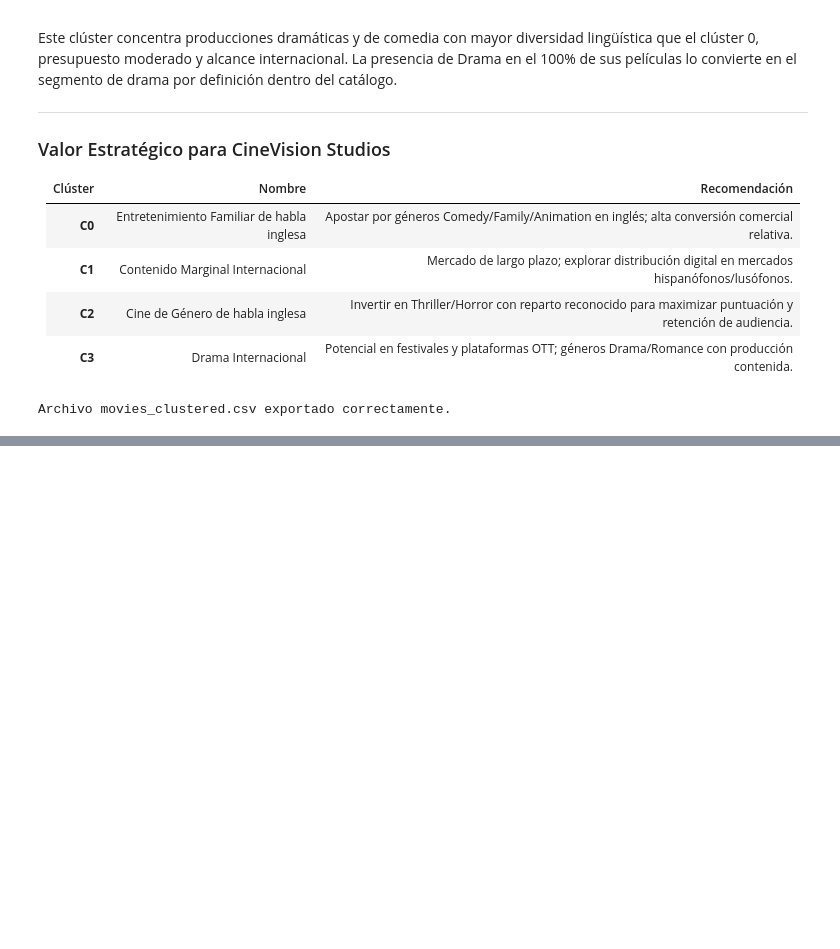
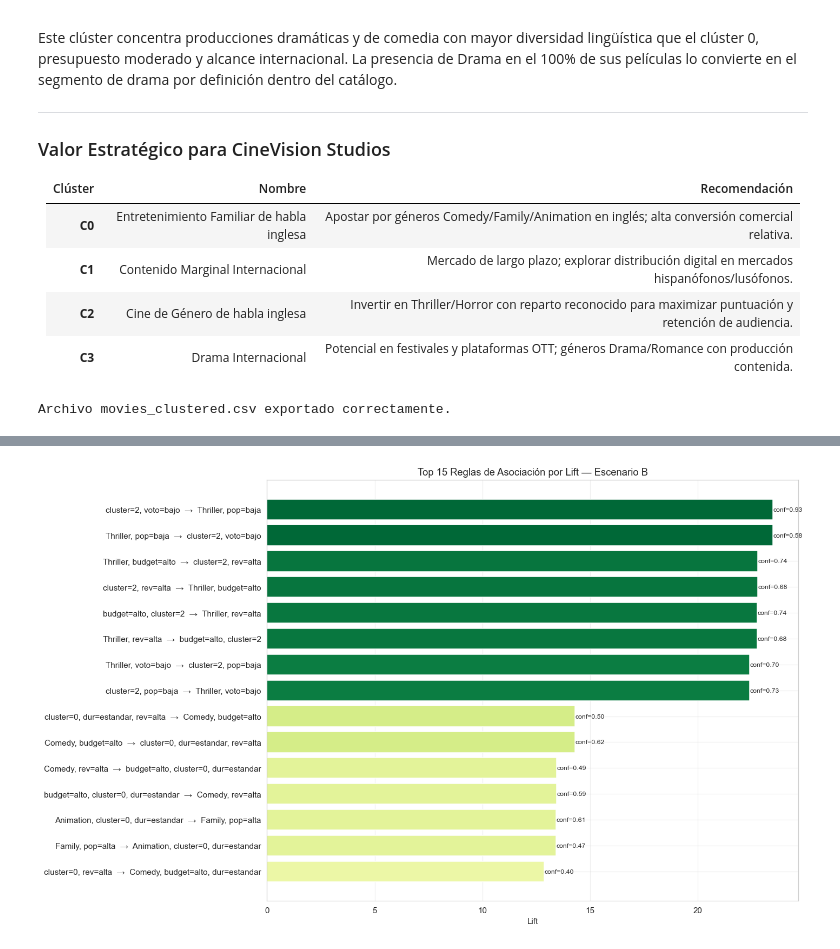
Before and after one commit to FerAHMz/lab2-md, a Jupyter notebook: lab2_clustering.ipynb, the cells around one changed output, grey strips where cells are left out. Drawn from its saved outputs; the diff is of its cells as text; code cells hidden in the pictures; blank space fills up the shorter version.

```diff
--- a/lab2_clustering.ipynb
+++ b/lab2_clustering.ipynb
@@ -1273,0 +1612,22 @@ Archivo movies_clustered.csv exportado correctamente.
+# %%
+# Se grafican las top 15 reglas del Escenario B como barras horizontales (por lift)
+top15_b = rules_b.head(15).copy()
+top15_b['regla'] = (top15_b['antecedents'].apply(lambda x: ', '.join(sorted(x))) +
+                    '  →  ' +
+                    top15_b['consequents'].apply(lambda x: ', '.join(sorted(x))))
+
+fig, ax = plt.subplots(figsize=(13, 8))
+bars = ax.barh(top15_b['regla'][::-1], top15_b['lift'][::-1],
+               color=plt.cm.RdYlGn(top15_b['lift'][::-1] / top15_b['lift'].max()))
+ax.set_xlabel('Lift')
+ax.set_title('Top 15 Reglas de Asociación por Lift — Escenario B', fontsize=12)
+
+# Anotaciones de confianza en cada barra
+for bar, conf in zip(bars, top15_b['confidence'][::-1]):
+    ax.text(bar.get_width() + 0.01, bar.get_y() + bar.get_height() / 2,
+            f'conf={conf:.2f}', va='center', fontsize=8)
+
+plt.tight_layout()
+plt.show()
+# %% [output]
+[figure, added]
```
Also changed, not shown: parts of 14 cells of this notebook.
